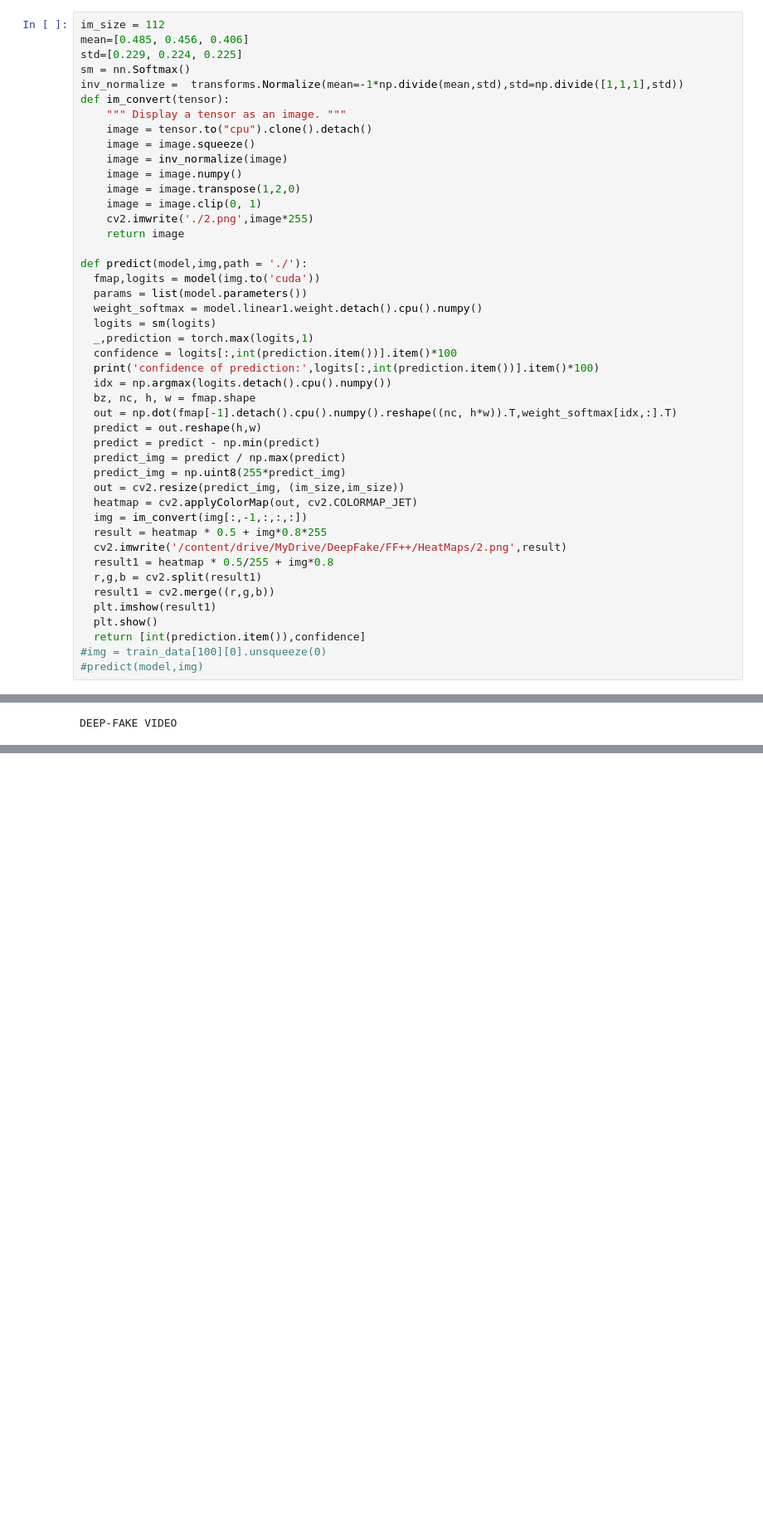
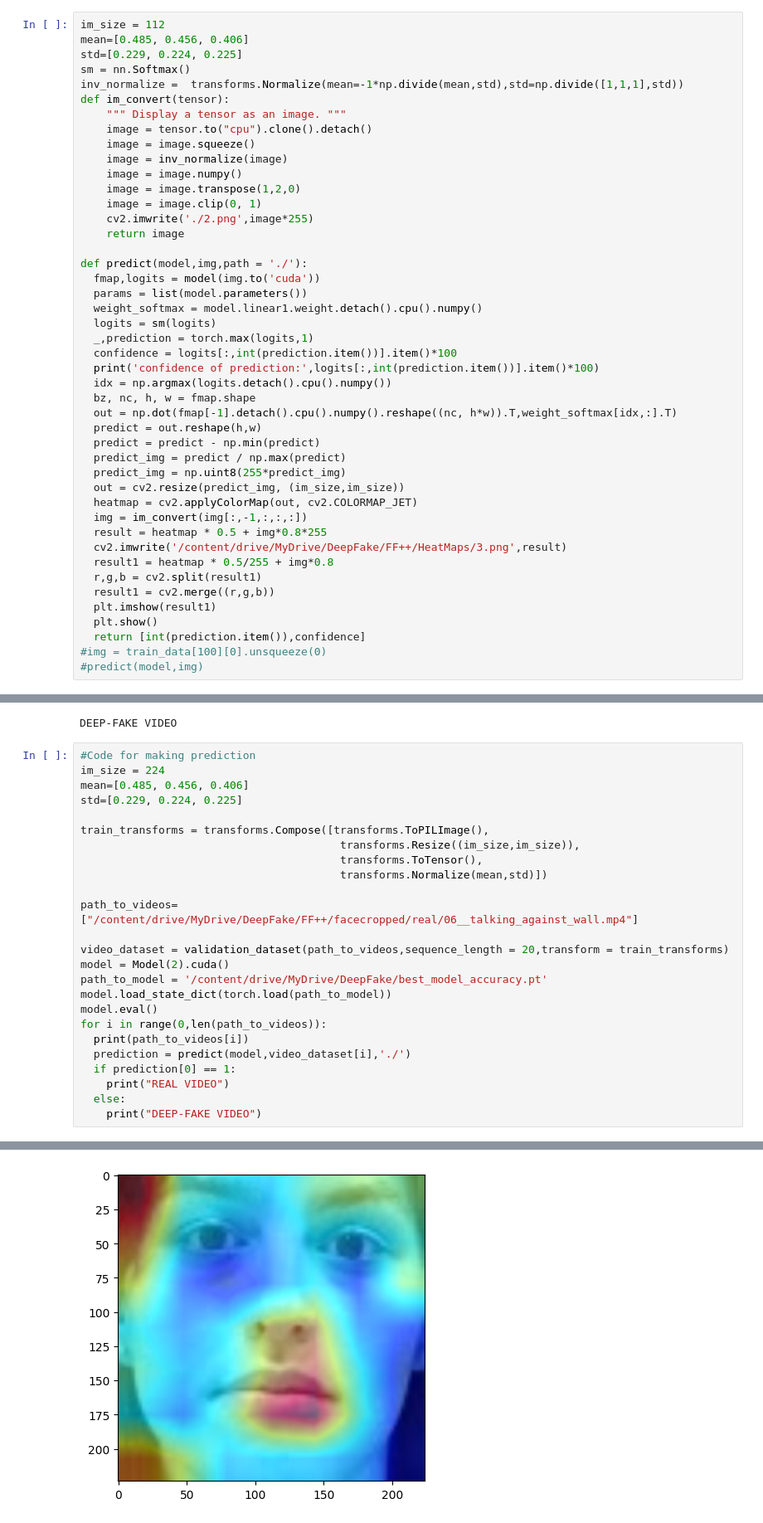
Before and after one commit to karthiksagarN/DeepFake-Detection, a Jupyter notebook: Predict_deepfake.ipynb, the cells around one changed output, grey strips where cells are left out. Shown: that part at 83% size. Drawn from its saved outputs; the diff is of its cells as text; blank space fills up the shorter version.

Commit message:
updated predict file

```diff
--- a/Predict_deepfake.ipynb
+++ b/Predict_deepfake.ipynb
@@ -100,7 +103,7 @@ def predict(model,img,path = './'):
   heatmap = cv2.applyColorMap(out, cv2.COLORMAP_JET)
   img = im_convert(img[:,-1,:,:,:])
   result = heatmap * 0.5 + img*0.8*255
-  cv2.imwrite('/content/drive/MyDrive/DeepFake/FF++/HeatMaps/2.png',result)
+  cv2.imwrite('/content/drive/MyDrive/DeepFake/FF++/HeatMaps/3.png',result)
   result1 = heatmap * 0.5/255 + img*0.8
   r,g,b = cv2.split(result1)
   result1 = cv2.merge((r,g,b))
@@ -183,3 +216,29 @@ WARNING:matplotlib.image:Clipping input data to the valid range for imshow with
 confidence of prediction: 99.23917651176453
 [figure]
 DEEP-FAKE VIDEO
+# %%
+#Code for making prediction
+im_size = 224
+mean=[0.485, 0.456, 0.406]
+std=[0.229, 0.224, 0.225]
+
+train_transforms = transforms.Compose([transforms.ToPILImage(),
+                                        transforms.Resize((im_size,im_size)),
+                                        transforms.ToTensor(),
+                                        transforms.Normalize(mean,std)])
+
+path_to_videos= ["/content/drive/MyDrive/DeepFake/FF++/facecropped/real/06__talking_against_wall.mp4"]
+
+video_dataset = validation_dataset(path_to_videos,sequence_length = 20,transform = train_transforms)
+model = Model(2).cuda()
+path_to_model = '/content/drive/MyDrive/DeepFake/best_model_accuracy.pt'
+model.load_state_dict(torch.load(path_to_model))
+model.eval()
+for i in range(0,len(path_to_videos)):
+  print(path_to_videos[i])
+  prediction = predict(model,video_dataset[i],'./')
+  if prediction[0] == 1:
+    print("REAL VIDEO")
+  else:
+    print("DEEP-FAKE VIDEO")
+# %% [output]
@@ -185,0 +248 @@ DEEP-FAKE VIDEO
+[figure, added]
```
Also changed, not shown: parts of 23 cells of this notebook.
